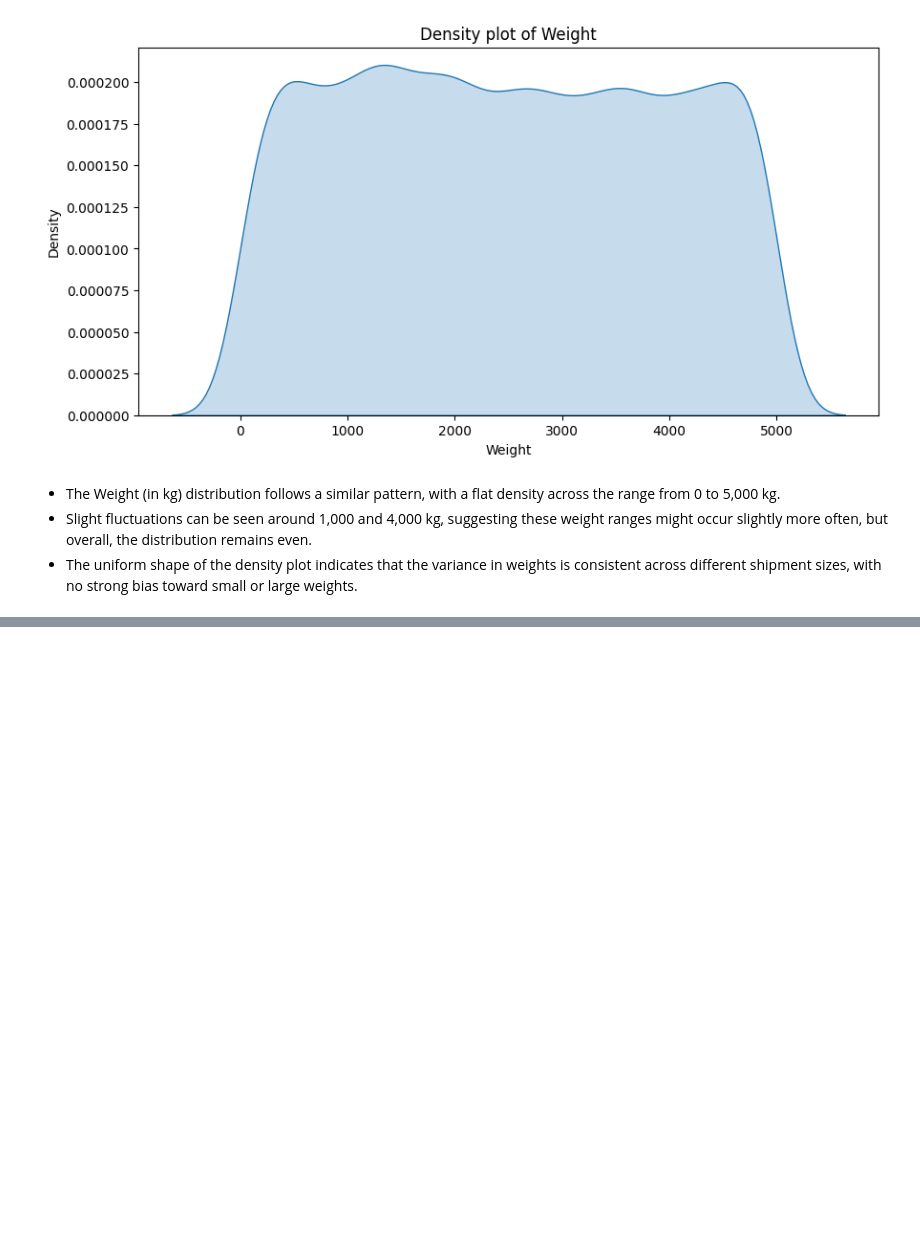
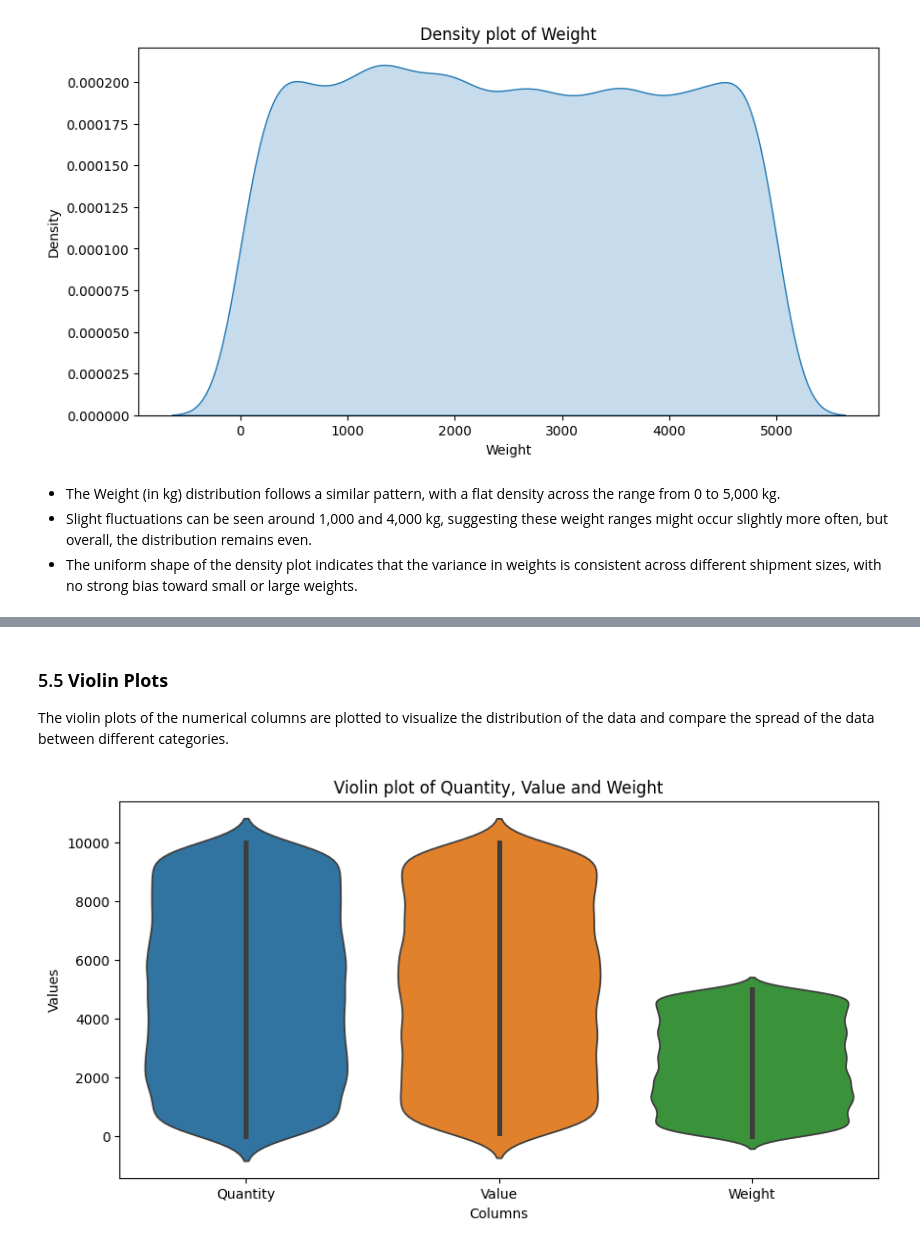
Before and after one commit to virkat/01_import_export_analysis, a Jupyter notebook: 01_import_export_eda.ipynb, the cells around one changed output, grey strips where cells are left out. Cells and saved outputs as stored; diff of their text form; code cells hidden in the pictures; blank space fills up the shorter version.

Commit message:
Work on Distribution

```diff
--- a/01_import_export_eda.ipynb
+++ b/01_import_export_eda.ipynb
@@ -764,0 +879,15 @@ plt.show()
+# %% [markdown]
+### 5.5 **Violin Plots**
+
+The violin plots of the numerical columns are plotted to visualize the distribution of the data and compare the spread of the data between different categories.
+# %%
+# plot the violin plot of the numerical columns in the dataset i.e. 'Quantity', 'Value' and 'Weight' columns
+# show all three in one plot
+plt.figure(figsize=(10,5))
+sns.violinplot(data=dataset[['Quantity','Value','Weight']], inner="points")
+plt.xlabel('Columns')
+plt.ylabel('Values')
+plt.title('Violin plot of Quantity, Value and Weight')
+plt.show()
+# %% [output]
+[figure, added]
```
Also changed, not shown: parts of 28 cells of this notebook, 1 other file.
